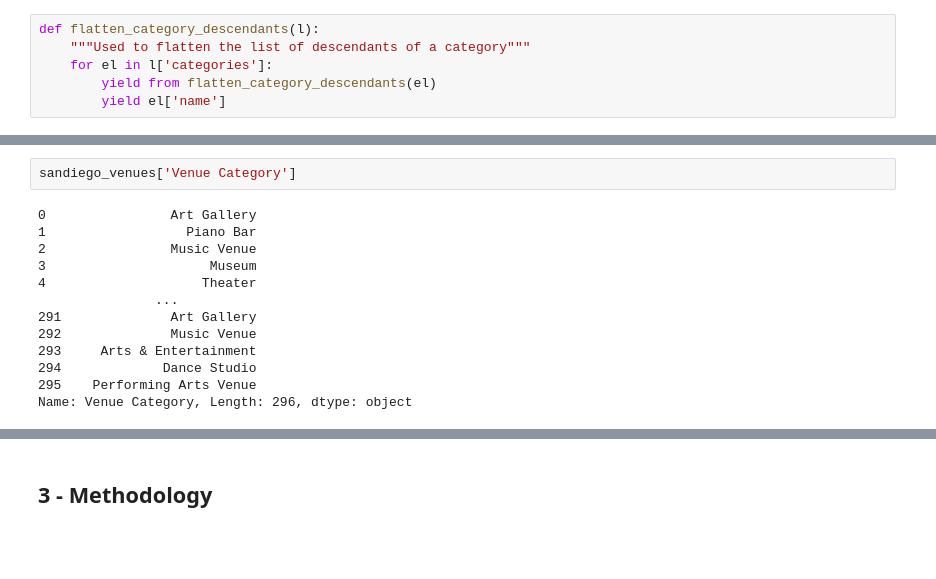
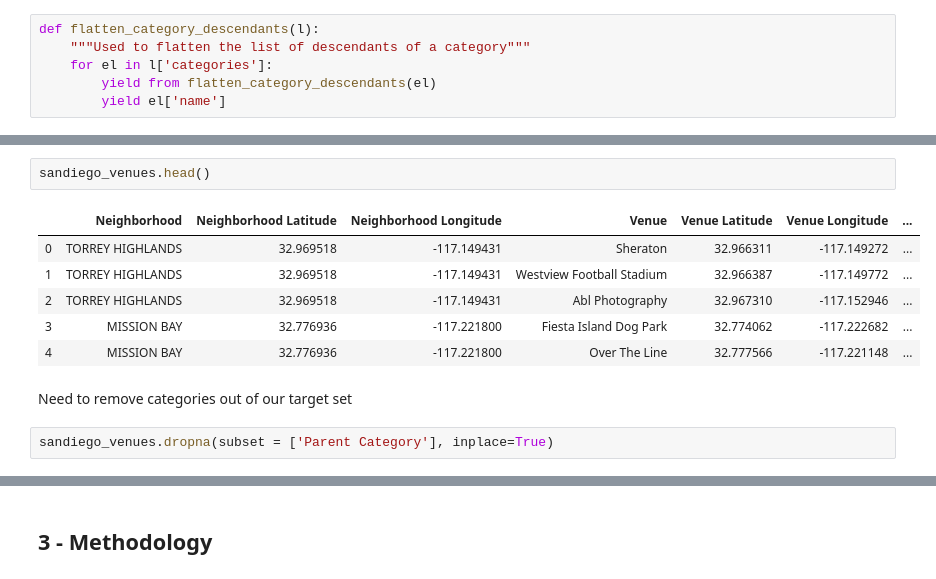
Before and after one commit to michaelonishi/Coursera_IBM_Applied_Data_Science_Capstone, a Jupyter notebook: week_4-5-the_battle_of_neighborhoods.ipynb, the cells around one changed output, grey strips where cells are left out. Cells and saved outputs as stored; diff of their text form; blank space fills up the shorter version.

```diff
--- a/week_4-5-the_battle_of_neighborhoods.ipynb
+++ b/week_4-5-the_battle_of_neighborhoods.ipynb
@@ -307,15 +252,13 @@ Name: Venue Category, Length: 296, dtype: object
-# %%
-sandiego_venues['Venue Category']
-# %% [output]
-0                Art Gallery
-1                  Piano Bar
-2                Music Venue
-3                     Museum
-4                    Theater
-               ...
-291              Art Gallery
-292              Music Venue
-293     Arts & Entertainment
-294             Dance Studio
-295    Performing Arts Venue
-Name: Venue Category, Length: 296, dtype: object
+# %%
+sandiego_venues.head()
+# %% [output]
+|  | Neighborhood | Neighborhood Latitude | Neighborhood Longitude | Venue | Venue Latitude | Venue Longitude | ... |
+| 0 | TORREY HIGHLANDS | 32.969518 | -117.149431 | Sheraton | 32.966311 | -117.149272 | ... |
+| 1 | TORREY HIGHLANDS | 32.969518 | -117.149431 | Westview Football Stadium | 32.966387 | -117.149772 | ... |
+| 2 | TORREY HIGHLANDS | 32.969518 | -117.149431 | Abl Photography | 32.967310 | -117.152946 | ... |
+| 3 | MISSION BAY | 32.776936 | -117.221800 | Fiesta Island Dog Park | 32.774062 | -117.222682 | ... |
+| 4 | MISSION BAY | 32.776936 | -117.221800 | Over The Line | 32.777566 | -117.221148 | ... |
+# %% [markdown]
+Need to remove categories out of our target set
+# %%
+sandiego_venues.dropna(subset = ['Parent Category'], inplace=True)
```
Also changed, not shown: parts of 15 cells of this notebook.
